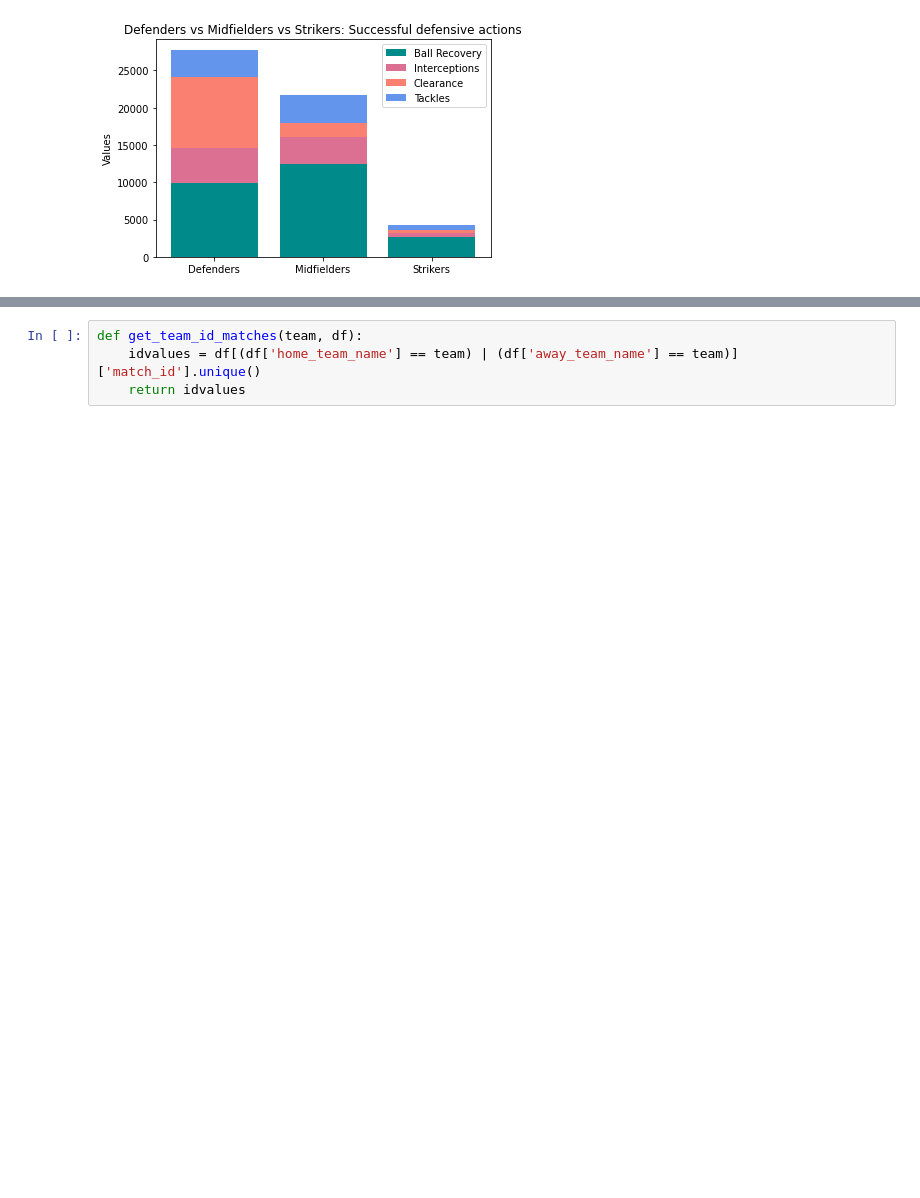
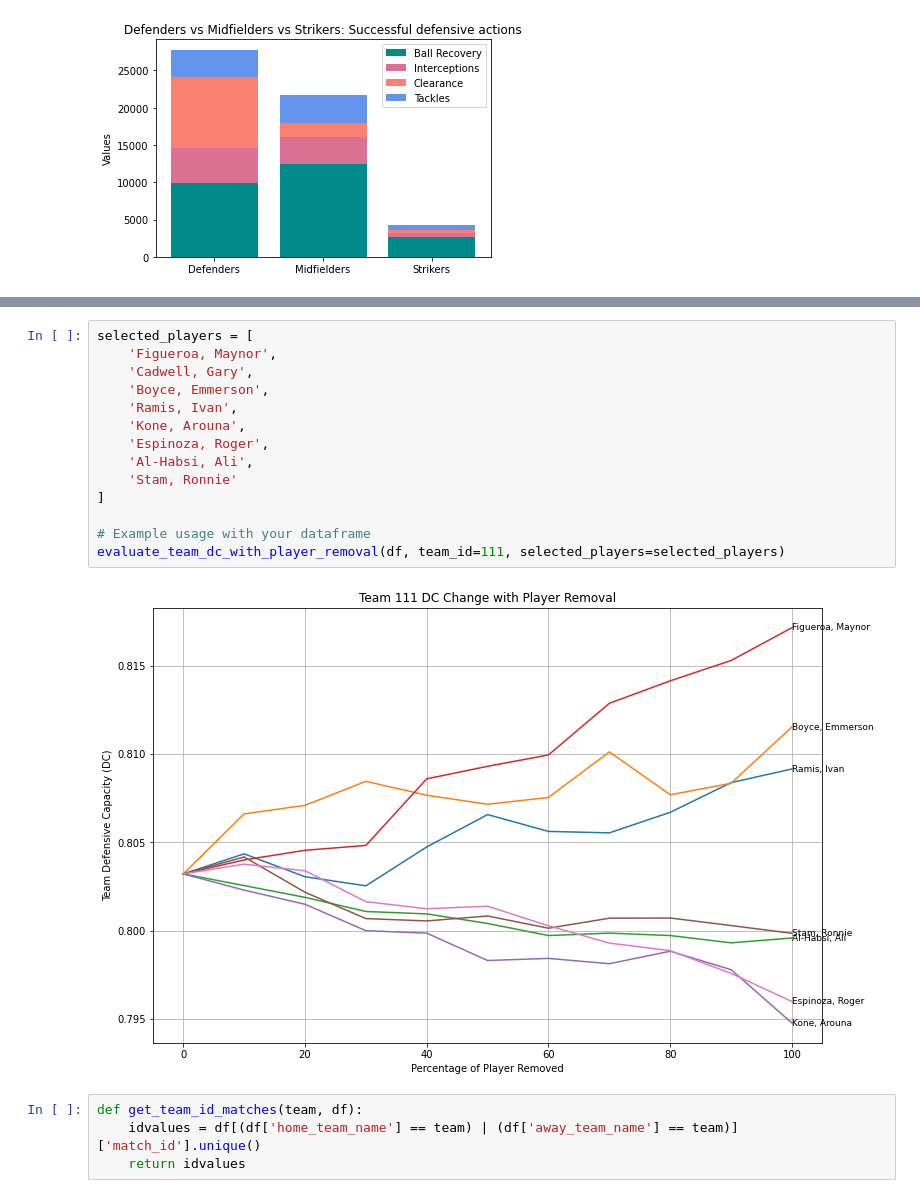
Before and after one commit to luisalawson/proyecto-TD8, a Jupyter notebook: xCG.ipynb, the cells around one changed output, grey strips where cells are left out. Saved outputs shown, nothing was run; the diff lists cells and outputs as text; blank space fills up the shorter version.

```diff
--- a/xCG.ipynb
+++ b/xCG.ipynb
@@ -193,3 +310,19 @@ plt.show()
+# %%
+selected_players = [
+    'Figueroa, Maynor',
+    'Cadwell, Gary',
+    'Boyce, Emmerson',
+    'Ramis, Ivan',
+    'Kone, Arouna',
+    'Espinoza, Roger',
+    'Al-Habsi, Ali',
+    'Stam, Ronnie'
+]
+
+# Example usage with your dataframe
+evaluate_team_dc_with_player_removal(df, team_id=111, selected_players=selected_players)
+# %% [output]
+[figure, added]
 # %%
 def get_team_id_matches(team, df):
     idvalues = df[(df['home_team_name'] == team) | (df['away_team_name'] == team)]['match_id'].unique()
```
Also changed, not shown: parts of 7 cells of this notebook.
